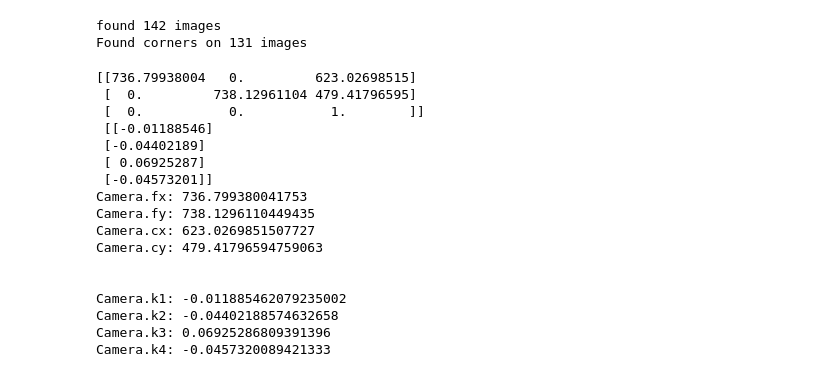
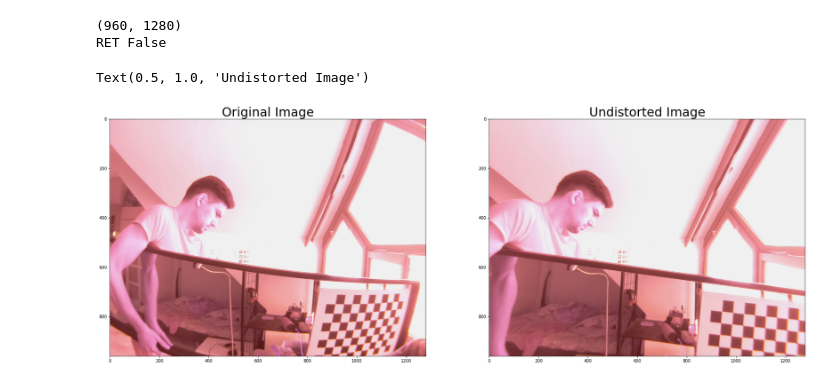
Before and after one commit to azazdeaz/test234, a Jupyter notebook: notebooks/camera_calibration.ipynb, the cells around one changed output. Saved outputs shown, nothing was run; the diff lists cells and outputs as text; code cells hidden in the pictures.

Commit message:
:construction: work on calibration

```diff
--- a/notebooks/camera_calibration.ipynb
+++ b/notebooks/camera_calibration.ipynb
@@ -11 +241,40 @@ import random
+# %%
+%matplotlib inline
+
+# Test undistortion on an image
+img = cv2.imread(random.choice(image_paths))
+img_size = (img.shape[1], img.shape[0])
+print(img.shape[:2])
+# Do camera calibration given object points and image points
+
+
+DIM=img_size
+h,w = img.shape[:2]
+map1, map2 = cv2.fisheye.initUndistortRectifyMap(mtx, dist, np.eye(3), mtx, DIM, cv2.CV_16SC2)
+undistorted_img = cv2.remap(img, map1, map2, interpolation=cv2.INTER_LINEAR, borderMode=cv2.BORDER_CONSTANT)
+
+
+ret, corners = cv2.findChessboardCorners(img, (CHECKERBOARD[0],CHECKERBOARD[1]), None)
+
+# If found, add object points, image points
+print("RET",ret)
+if ret == True:
+    subpix_criteria = (cv2.TERM_CRITERIA_EPS+cv2.TERM_CRITERIA_MAX_ITER, 30, 0.1)
+    cv2.cornerSubPix(gray,corners,(3,3),(-1,-1),subpix_criteria)
+    cv2.drawChessboardCorners(img, (CHECKERBOARD[0],CHECKERBOARD[1]), corners, ret)
+
+# Save the camera calibration result for later use (we won't worry about rvecs / tvecs)
+
+#dst = cv2.cvtColor(dst, cv2.COLOR_BGR2RGB)
+# Visualize undistortion
+f, (ax1, ax2) = plt.subplots(1, 2, figsize=(30,15))
+ax1.imshow(img)
+ax1.set_title('Original Image', fontsize=30)
+ax2.imshow(undistorted_img)
+ax2.set_title('Undistorted Image', fontsize=30)
+# %% [output]
+(960, 1280)
+RET False
+Text(0.5, 1.0, 'Undistorted Image')
+[figure, added]
 # %%
@@ -25,11 +295,11 @@ def flip(img):
     return img
 # %%
 # prepare object points, like (0,0,0), (1,0,0), (2,0,0) ....,(6,5,0)
-objp = np.zeros((board_width*board_height,3), np.float32)
-objp[:,:2] = np.mgrid[0:board_width, 0:board_height].T.reshape(-1,2)
+objp = np.zeros((CHECKERBOARD[0]*CHECKERBOARD[1],3), np.float32)
+objp[:,:2] = np.mgrid[0:CHECKERBOARD[0], 0:CHECKERBOARD[1]].T.reshape(-1,2)
 
-objp = np.zeros((1, board_width*board_height, 3), np.float32)
-objp[0,:,:2] = np.mgrid[0:board_width, 0:board_height].T.reshape(-1, 2)
+objp = np.zeros((1, CHECKERBOARD[0]*CHECKERBOARD[1], 3), np.float32)
+objp[0,:,:2] = np.mgrid[0:CHECKERBOARD[0], 0:CHECKERBOARD[1]].T.reshape(-1, 2)
 
 # Arrays to store object points and image points from all the images.
 objpoints = [] # 3d points in real world space
@@ -45,7 +315,7 @@ for idx, fname in enumerate(images):
     img = flip(cv2.imread(fname))
     gray = cv2.cvtColor(img, cv2.COLOR_BGR2GRAY)
     # Find the chessboard corners
-    ret, corners = cv2.findChessboardCorners(gray, (board_width,board_height), None)
+    ret, corners = cv2.findChessboardCorners(gray, (CHECKERBOARD[0],CHECKERBOARD[1]), None)
 
     # If found, add object points, image points
     if ret == True:
@@ -54,7 +324,7 @@ for idx, fname in enumerate(images):
         imgpoints.append(corners)
 
         # # Draw and display the corners
-        # cv2.drawChessboardCorners(img, (board_width,board_height), corners, ret)
+        # cv2.drawChessboardCorners(img, (CHECKERBOARD[0],board_height), corners, ret)
         # #write_name = 'corners_found'+str(idx)+'.jpg'
         # #cv2.imwrite(write_name, img)
         # cv2.imshow('img', img)
@@ -62,13 +332,11 @@ for idx, fname in enumerate(images):
 
 print("Found corners on {} images".format(used_image_count))
 cv2.destroyAllWindows()
-# %% [output]
-found 142 images
-Found corners on 131 images
 # %%
 import pickle
 calibration_flags = cv2.fisheye.CALIB_RECOMPUTE_EXTRINSIC+cv2.fisheye.CALIB_FIX_SKEW
 ret, K, D, rvecs, tvecs = cv2.fisheye.calibrate(objpoints, imgpoints, img_size,None,None, flags=calibration_flags)
+print("RET", ret)
 D_pickle = {}
 D_pickle["K"] = K
 D_pickle["D"] = D
@@ -85,21 +353,3 @@ print('Camera.k1:', D[0][0])
 print('Camera.k2:', D[1][0])
 print('Camera.k3:', D[2][0])
 print('Camera.k4:', D[3][0])
-# %% [output]
-[[736.79938004   0.         623.02698515]
- [  0.         738.12961104 479.41796595]
- [  0.           0.           1.        ]]
- [[-0.01188546]
- [-0.04402189]
- [ 0.06925287]
- [-0.04573201]]
-Camera.fx: 736.799380041753
-Camera.fy: 738.1296110449435
-Camera.cx: 623.0269851507727
-Camera.cy: 479.41796594759063
-
-
-Camera.k1: -0.011885462079235002
-Camera.k2: -0.04402188574632658
-Camera.k3: 0.06925286809391396
-Camera.k4: -0.0457320089421333
```
Also changed, not shown: parts of 12 cells of this notebook.
